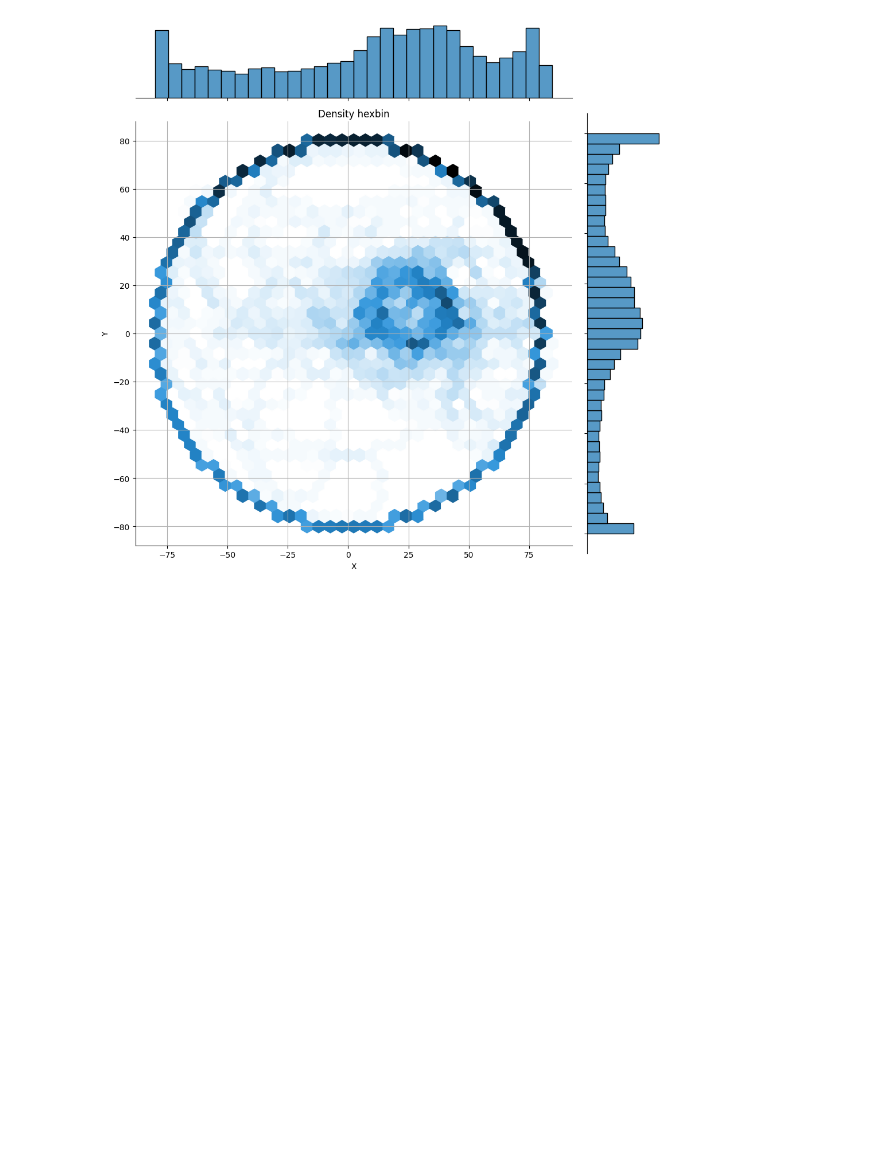
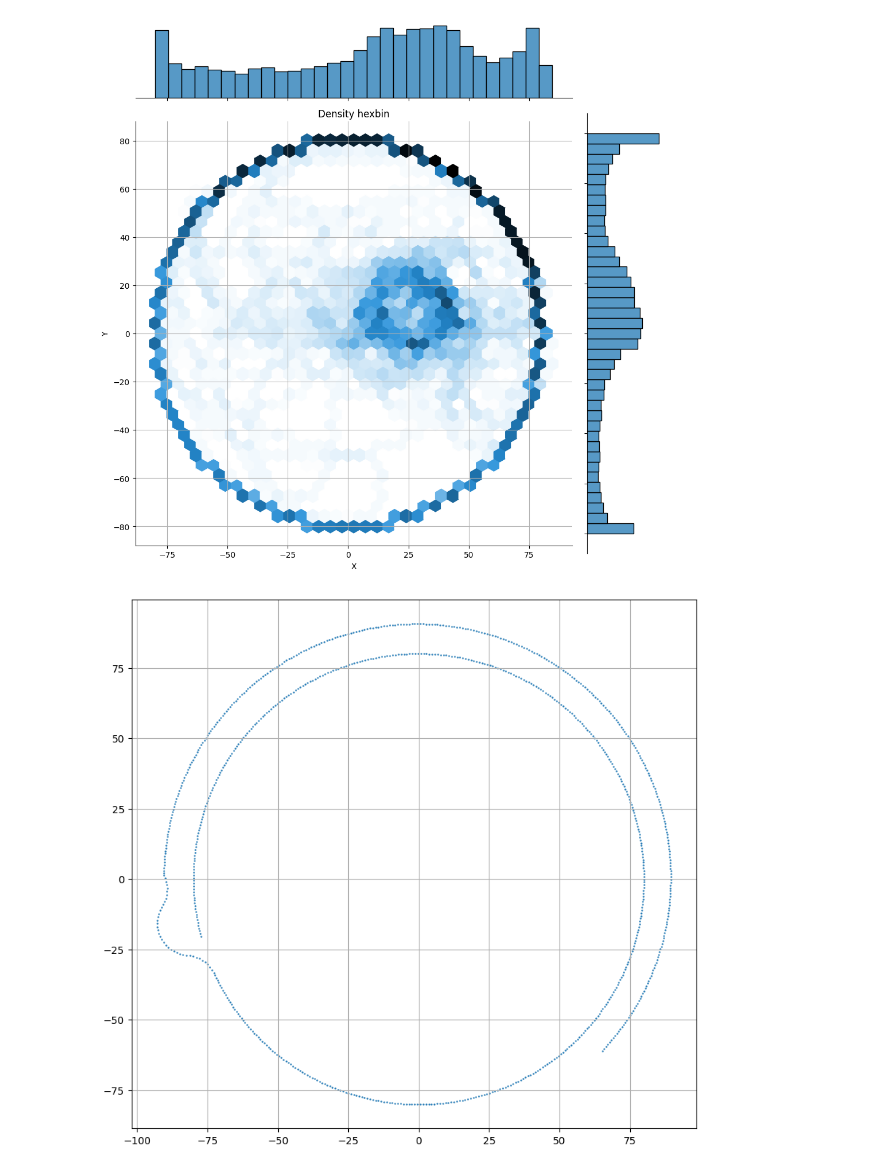
Before and after one commit to hemisemidemipresent/ace, a Jupyter notebook: data.ipynb, the cells around one changed output. Saved outputs shown, nothing was run; the diff lists cells and outputs as text; code cells hidden in the pictures; blank space fills up the shorter version.

```diff
--- a/data.ipynb
+++ b/data.ipynb
@@ -607,3 +608,8 @@ plt.grid()
 # %% [output]
 <Figure size 2000x2000 with 0 Axes>
 [figure]
+# %%
+cp2 = pd.read_csv('CP2.csv')
+display([cp2])
+# %% [output]
+[figure, added]
```
Also changed, not shown: parts of 2 cells of this notebook, 9 other files.
